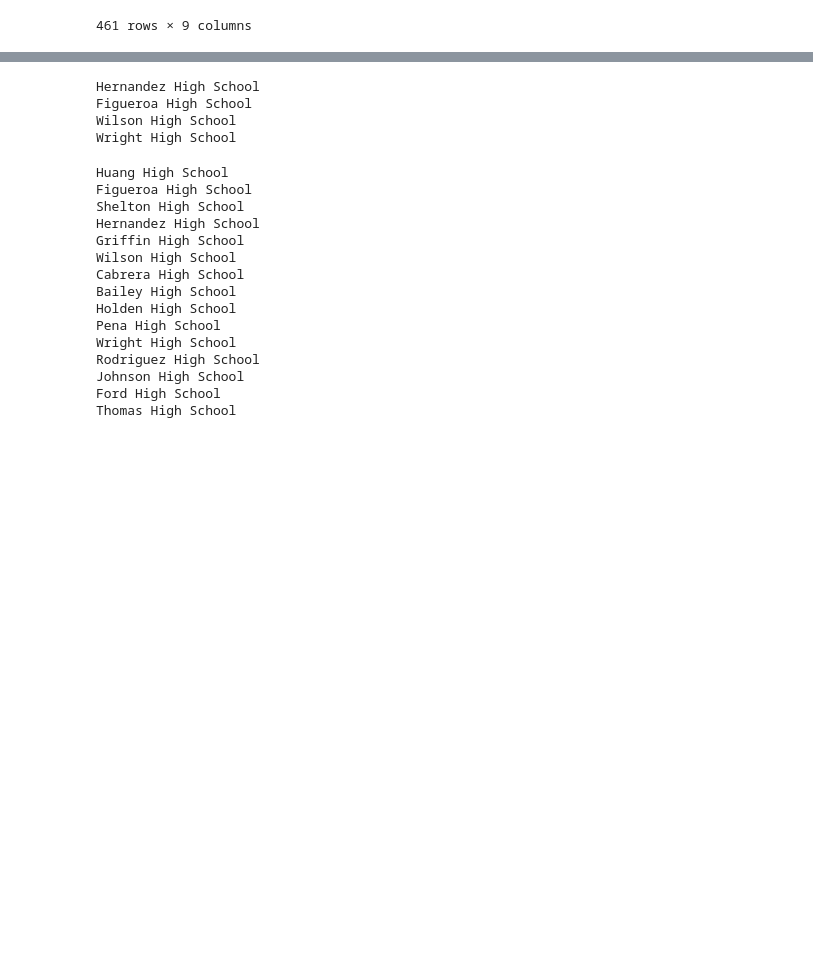
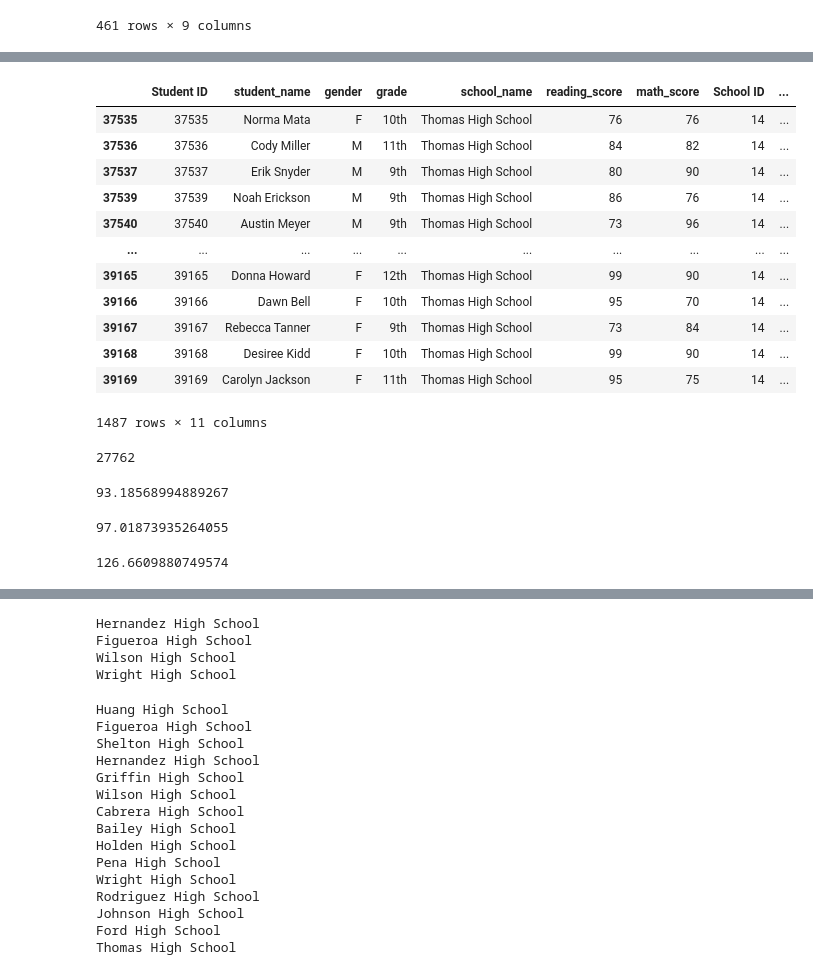
Before and after one commit to SLODIEN88/School_District_Analysis., a Jupyter notebook: PyCitySchools_Challenge.ipynb, the cells around one changed output, grey strips where cells are left out. Cells and saved outputs as stored; diff of their text form; code cells hidden in the pictures; blank space fills up the shorter version.

```diff
--- a/PyCitySchools_Challenge.ipynb
+++ b/PyCitySchools_Challenge.ipynb
@@ -92,0 +115,4 @@ student_data_df.loc[(student_data_df["school_name"] == "Thomas High School") & (
+# %%
+# Read the school data file and store it in a Pandas DataFrame.
+student_data_df = pd.read_csv(student_data_to_load)
+student_data_df
@@ -92,0 +133,4 @@ student_data_df.loc[(student_data_df["school_name"] == "Thomas High School") & (
+# %%
+# Combine the data into a single dataset.
+school_data_complete_df = pd.merge(student_data_df, school_data_df, on=["school_name", "school_name"])
+school_data_complete_df.head()
@@ -92,0 +338,63 @@ student_data_df.loc[(student_data_df["school_name"] == "Thomas High School") & (
+# %%
+# Step 8. Get all the students passing math and reading from THS
+total_students_passing = school_data_complete_df.loc[(school_data_complete_df["school_name"] == "Thomas High School") & (school_data_complete_df["math_score"] >= 70) & (school_data_complete_df["reading_score"] >= 70)]
+total_students_passing
+# %% [output]
+|  | Student ID | student_name | gender | grade | school_name | reading_score | math_score | School ID | ... |
+| 37535 | 37535 | Norma Mata | F | 10th | Thomas High School | 76 | 76 | 14 | ... |
+| 37536 | 37536 | Cody Miller | M | 11th | Thomas High School | 84 | 82 | 14 | ... |
+| 37537 | 37537 | Erik Snyder | M | 9th | Thomas High School | 80 | 90 | 14 | ... |
+| 37539 | 37539 | Noah Erickson | M | 9th | Thomas High School | 86 | 76 | 14 | ... |
+| 37540 | 37540 | Austin Meyer | M | 9th | Thomas High School | 73 | 96 | 14 | ... |
+| ... | ... | ... | ... | ... | ... | ... | ... | ... | ... |
+| 39165 | 39165 | Donna Howard | F | 12th | Thomas High School | 99 | 90 | 14 | ... |
+| 39166 | 39166 | Dawn Bell | F | 10th | Thomas High School | 95 | 70 | 14 | ... |
+| 39167 | 39167 | Rebecca Tanner | F | 9th | Thomas High School | 73 | 84 | 14 | ... |
+| 39168 | 39168 | Desiree Kidd | F | 10th | Thomas High School | 99 | 90 | 14 | ... |
+| 39169 | 39169 | Carolyn Jackson | F | 11th | Thomas High School | 95 | 75 | 14 | ... |
+1487 rows × 11 columns
+# %%
+len(school_data_complete_df[school_data_complete_df['grade'].isin(['12th', '11th', '10th'])])
+# %% [output]
+27762
+# %%
+# Step 9. Calculate the percentage of 10th-12th grade students passing math from Thomas High School.
+tenth_eleventh_twelveth_grades_math = school_data_complete_df.loc[(school_data_complete_df["grade"]!= "9th")
+                                                   &(school_data_complete_df["school_name"]=="Thomas High School")
+                                                &(school_data_complete_df["math_score"] >= 70)].count()['Student ID']
+
+math_passing_percentage = tenth_eleventh_twelveth_grades_math / total_students * 100
+math_passing_percentage
+# %% [output]
+93.18568994889267
+# %%
+# Step 10. Calculate the percentage of 10th-12th grade students passing reading from Thomas High School.
+tenth_eleventh_twelveth_grades_reading = school_data_complete_df.loc[(school_data_complete_df["grade"]!= "9th")
+                                                   &(school_data_complete_df["school_name"]=="Thomas High School")
+                                                &(school_data_complete_df["reading_score"] >= 70)].count()['Student ID']
+
+reading_passing_percentage = tenth_eleventh_twelveth_grades_reading / total_students * 100
+reading_passing_percentage
+# %% [output]
+97.01873935264055
+# %%
+# Step 11. Calculate the overall passing percentage of 10th-12th grade from Thomas High School.
+per_passing_tenth = school_data_complete_df.loc[(school_data_complete_df["math_score"] >= 70)
+                                            & (school_data_complete_df["reading_score"] >= 70)
+                                           &(school_data_complete_df["school_name"]=="Thomas High School")
+                                            & (school_data_complete_df["grade"]=="10th")]
+per_passing_eleventh = school_data_complete_df.loc[(school_data_complete_df["math_score"] >= 70)
+                                            & (school_data_complete_df["reading_score"] >= 70)
+                                           &(school_data_complete_df["school_name"]=="Thomas High School")
+                                            & (school_data_complete_df["grade"]=="11th")]
+per_passing_twelveth = school_data_complete_df.loc[(school_data_complete_df["math_score"] >= 70)
+                                            & (school_data_complete_df["reading_score"] >= 70)
+                                           &(school_data_complete_df["school_name"]=="Thomas High School")
+                                            & (school_data_complete_df["grade"]=="12th")]
+
+total_passing_tenth_eleventh_twelveth = total_students_passing["student_name"].count()
+
+overall_passing_percentage =  total_passing_tenth_eleventh_twelveth / total_students *100
+overall_passing_percentage
+# %% [output]
+126.6609880749574
```
Also changed, not shown: parts of 33 cells of this notebook.
